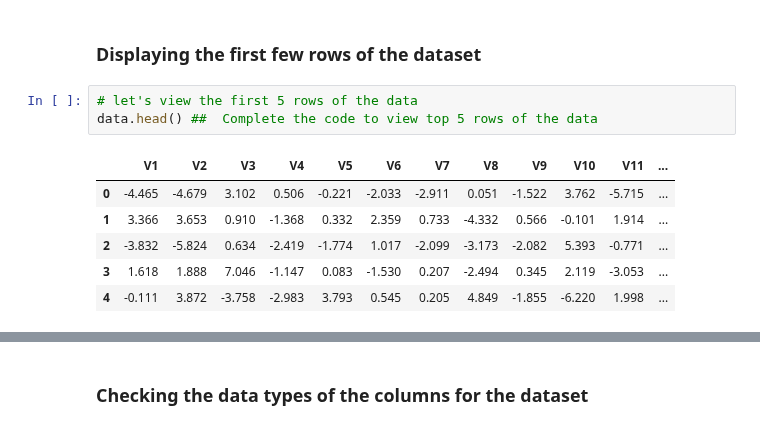
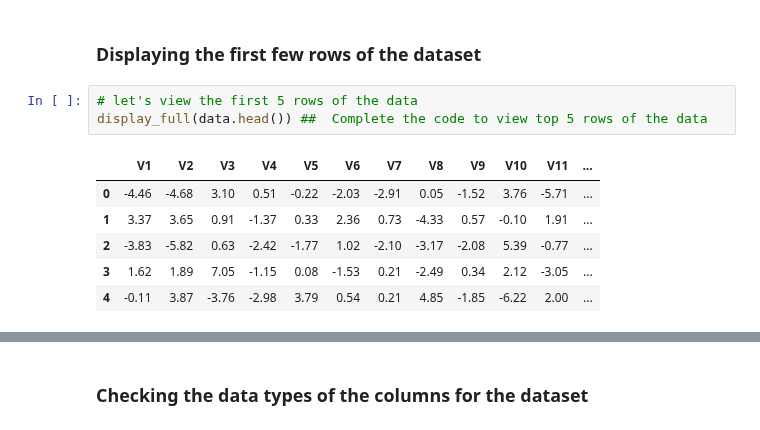
Before and after one commit to CoderSales/codespaces-jupyter, a Jupyter notebook: notebooks/MT_Project_LearnerNotebook_LowCode.ipynb, the cells around one changed output, grey strips where cells are left out. Cells and saved outputs as stored; diff of their text form.

Commit message:
output data info lines
post processing

```diff
--- a/notebooks/MT_Project_LearnerNotebook_LowCode.ipynb
+++ b/notebooks/MT_Project_LearnerNotebook_LowCode.ipynb
@@ -615,14 +620,14 @@ data_test = df_test.copy()
 ### Displaying the first few rows of the dataset
 # %%
 # let's view the first 5 rows of the data
-data.head() ##  Complete the code to view top 5 rows of the data
+display_full(data.head()) ##  Complete the code to view top 5 rows of the data
 # %% [output]
 |  | V1 | V2 | V3 | V4 | V5 | V6 | V7 | V8 | V9 | V10 | V11 | ... |
-| 0 | -4.465 | -4.679 | 3.102 | 0.506 | -0.221 | -2.033 | -2.911 | 0.051 | -1.522 | 3.762 | -5.715 | ... |
-| 1 | 3.366 | 3.653 | 0.910 | -1.368 | 0.332 | 2.359 | 0.733 | -4.332 | 0.566 | -0.101 | 1.914 | ... |
-| 2 | -3.832 | -5.824 | 0.634 | -2.419 | -1.774 | 1.017 | -2.099 | -3.173 | -2.082 | 5.393 | -0.771 | ... |
-| 3 | 1.618 | 1.888 | 7.046 | -1.147 | 0.083 | -1.530 | 0.207 | -2.494 | 0.345 | 2.119 | -3.053 | ... |
-| 4 | -0.111 | 3.872 | -3.758 | -2.983 | 3.793 | 0.545 | 0.205 | 4.849 | -1.855 | -6.220 | 1.998 | ... |
+| 0 | -4.46 | -4.68 | 3.10 | 0.51 | -0.22 | -2.03 | -2.91 | 0.05 | -1.52 | 3.76 | -5.71 | ... |
+| 1 | 3.37 | 3.65 | 0.91 | -1.37 | 0.33 | 2.36 | 0.73 | -4.33 | 0.57 | -0.10 | 1.91 | ... |
+| 2 | -3.83 | -5.82 | 0.63 | -2.42 | -1.77 | 1.02 | -2.10 | -3.17 | -2.08 | 5.39 | -0.77 | ... |
+| 3 | 1.62 | 1.89 | 7.05 | -1.15 | 0.08 | -1.53 | 0.21 | -2.49 | 0.34 | 2.12 | -3.05 | ... |
+| 4 | -0.11 | 3.87 | -3.76 | -2.98 | 3.79 | 0.54 | 0.21 | 4.85 | -1.85 | -6.22 | 2.00 | ... |
 [interactive output not drawn]
 [interactive output not drawn]
 # %%
```
Also changed, not shown: parts of 29 cells of this notebook, 9 other files.
